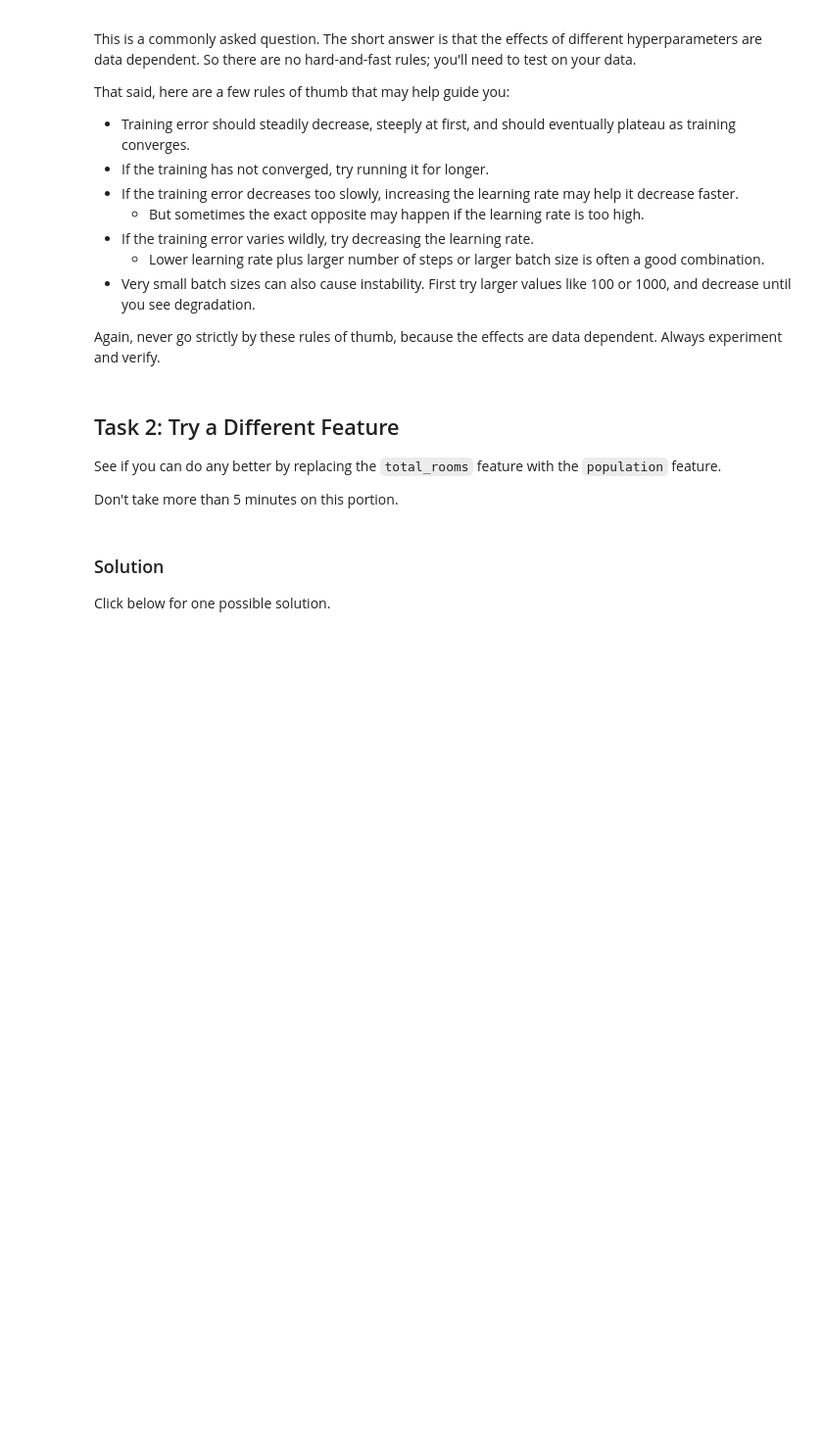
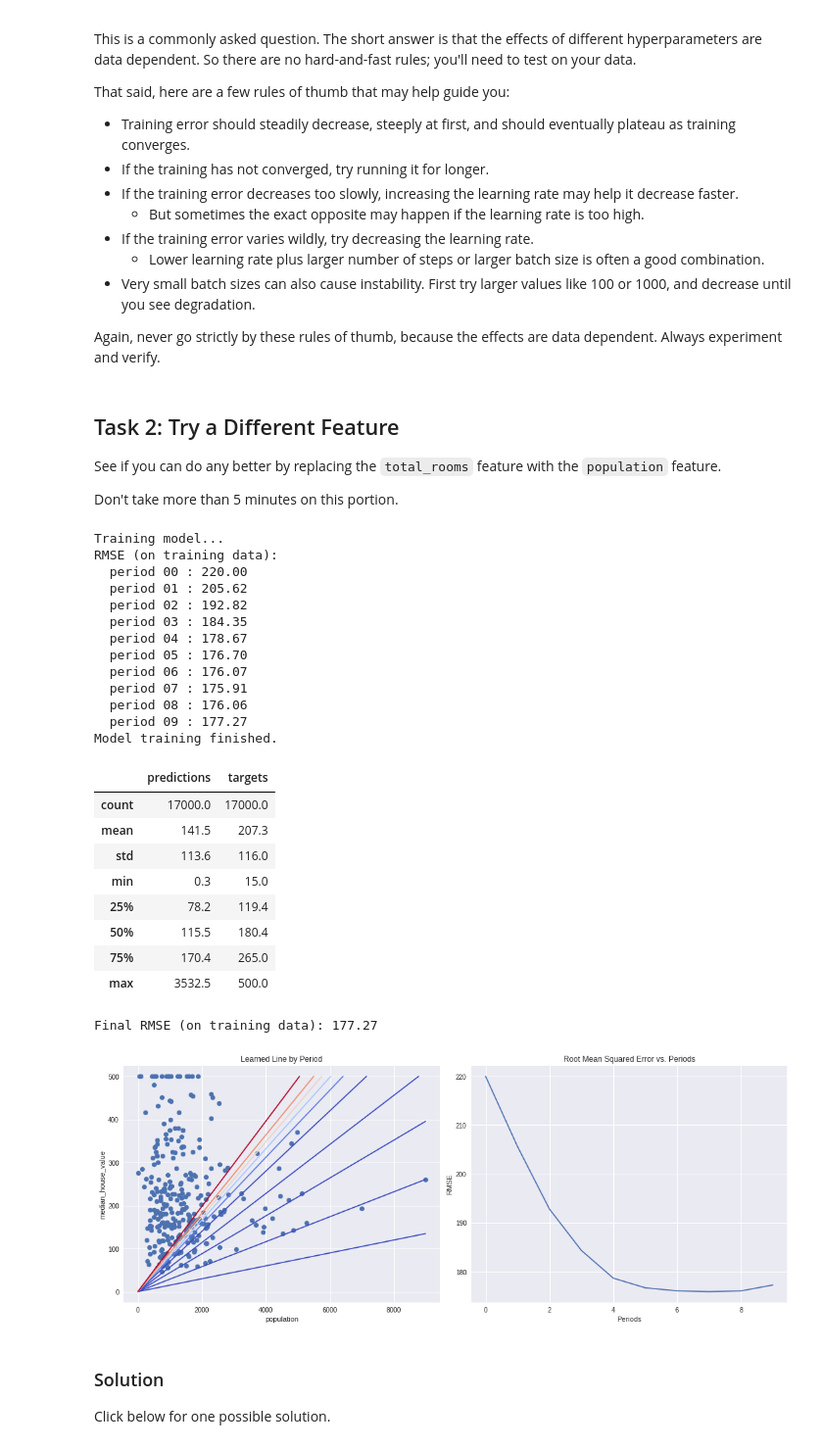
Before and after one commit to mythrex/MLCC, a Jupyter notebook: first_steps_with_tensor_flow.ipynb, the cells around one changed output. Shown at 98% size. Cells and saved outputs as stored; diff of their text form; code cells hidden in the pictures; blank space fills up the shorter version.

```diff
--- a/first_steps_with_tensor_flow.ipynb
+++ b/first_steps_with_tensor_flow.ipynb
@@ -419,3 +490,36 @@ Don't take more than 5 minutes on this portion.
+# %%
+# YOUR CODE HERE
+train_model(
+    learning_rate=0.0001,
+    steps=300,
+    batch_size=1,
+    input_feature='population'
+)
+# %% [output]
+Training model...
+RMSE (on training data):
+  period 00 : 220.00
+  period 01 : 205.62
+  period 02 : 192.82
+  period 03 : 184.35
+  period 04 : 178.67
+  period 05 : 176.70
+  period 06 : 176.07
+  period 07 : 175.91
+  period 08 : 176.06
+  period 09 : 177.27
+Model training finished.
+|  | predictions | targets |
+| count | 17000.0 | 17000.0 |
+| mean | 141.5 | 207.3 |
+| std | 113.6 | 116.0 |
+| min | 0.3 | 15.0 |
+| 25% | 78.2 | 119.4 |
+| 50% | 115.5 | 180.4 |
+| 75% | 170.4 | 265.0 |
+| max | 3532.5 | 500.0 |
+Final RMSE (on training data): 177.27
+[figure, added]
 # %% [markdown]
 ### Solution
 
```
Also changed, not shown: parts of 9 cells of this notebook.
